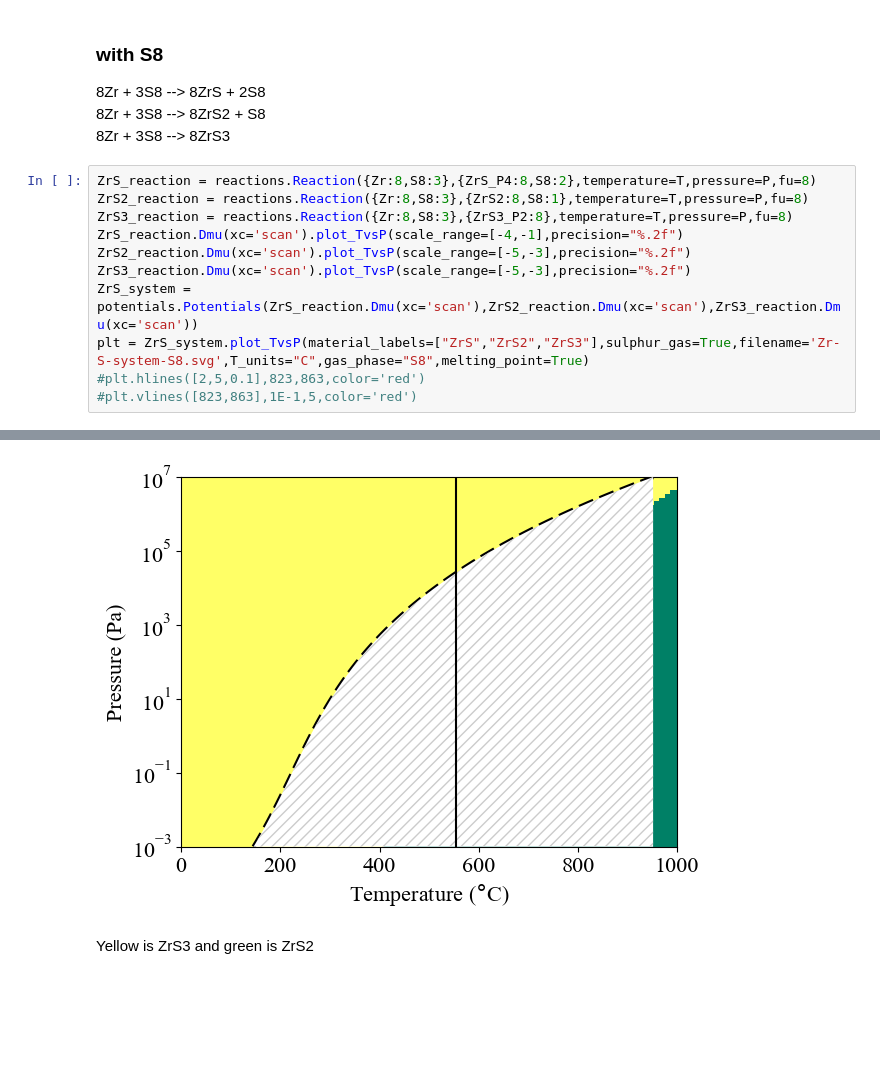
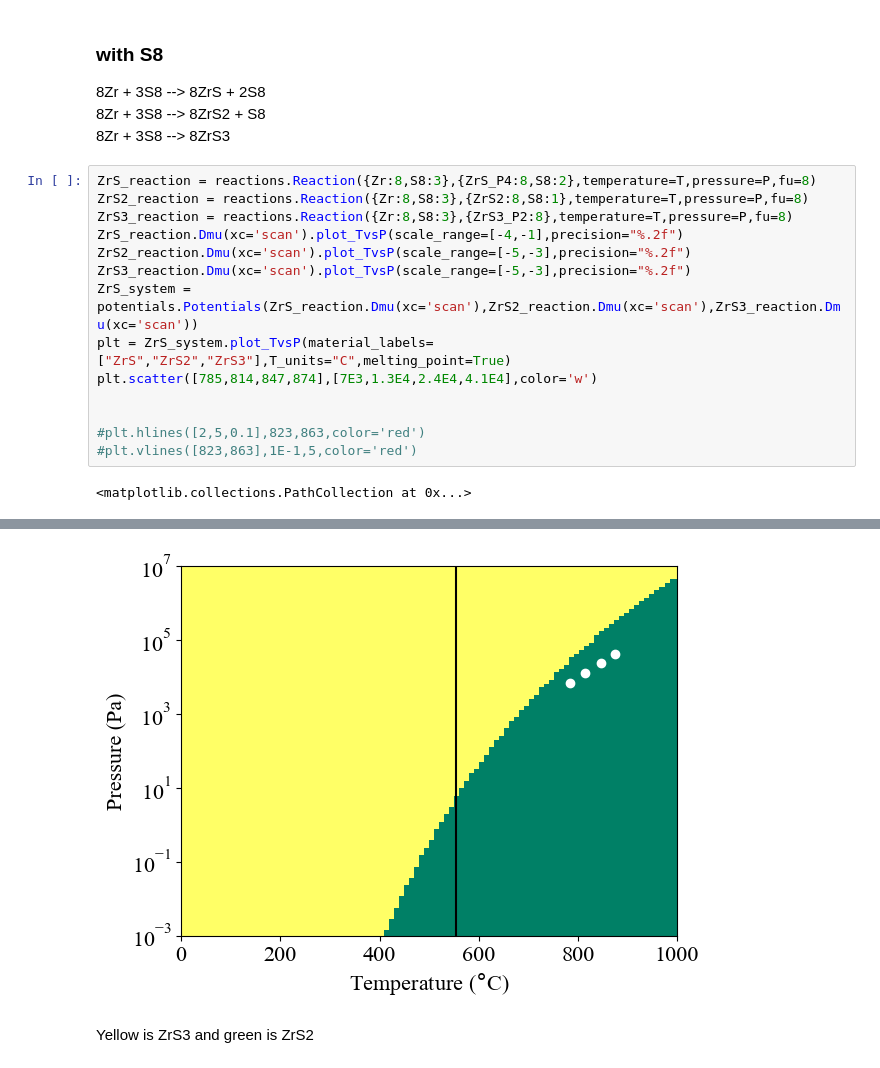
Before and after one commit to NU-CEM/ThermoPot, a Jupyter notebook: paper_analysis.ipynb, the cells around one changed output, grey strips where cells are left out. Cells and saved outputs as stored; diff of their text form; blank space fills up the shorter version.

```diff
--- a/paper_analysis.ipynb
+++ b/paper_analysis.ipynb
@@ -352,18 +352,22 @@ plt = ZrS_system.plot_TvsP(material_labels=["ZrS","ZrS2","ZrS3"],sulphur_gas=Tru
 # %%
 ZrS_reaction = reactions.Reaction({Zr:8,S8:3},{ZrS_P4:8,S8:2},temperature=T,pressure=P,fu=8)
 ZrS2_reaction = reactions.Reaction({Zr:8,S8:3},{ZrS2:8,S8:1},temperature=T,pressure=P,fu=8)
 ZrS3_reaction = reactions.Reaction({Zr:8,S8:3},{ZrS3_P2:8},temperature=T,pressure=P,fu=8)
 ZrS_reaction.Dmu(xc='scan').plot_TvsP(scale_range=[-4,-1],precision="%.2f")
 ZrS2_reaction.Dmu(xc='scan').plot_TvsP(scale_range=[-5,-3],precision="%.2f")
 ZrS3_reaction.Dmu(xc='scan').plot_TvsP(scale_range=[-5,-3],precision="%.2f")
 ZrS_system = potentials.Potentials(ZrS_reaction.Dmu(xc='scan'),ZrS2_reaction.Dmu(xc='scan'),ZrS3_reaction.Dmu(xc='scan'))
-plt = ZrS_system.plot_TvsP(material_labels=["ZrS","ZrS2","ZrS3"],sulphur_gas=True,filename='Zr-S-system-S8.svg',T_units="C",gas_phase="S8",melting_point=True)
+plt = ZrS_system.plot_TvsP(material_labels=["ZrS","ZrS2","ZrS3"],T_units="C",melting_point=True)
+plt.scatter([785,814,847,874],[7E3,1.3E4,2.4E4,4.1E4],color='w')
+
+
 #plt.hlines([2,5,0.1],823,863,color='red')
 #plt.vlines([823,863],1E-1,5,color='red')
 # %% [output]
+<matplotlib.collections.PathCollection at 0x...>
 [figure]
 [figure]
 [figure]
-[figure, old version]
+[figure, new version]
 # %% [markdown]
 Yellow is ZrS3 and green is ZrS2
```
